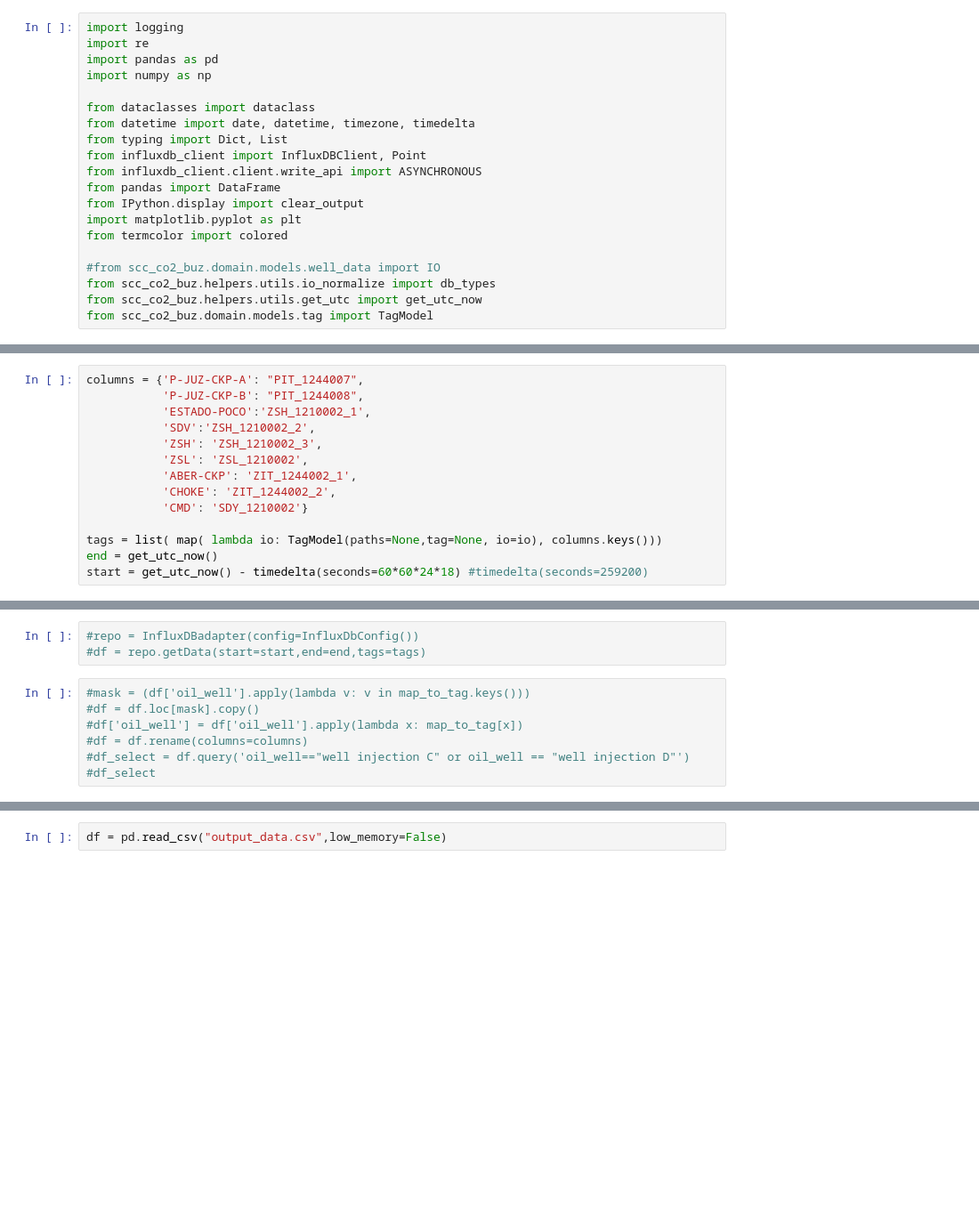
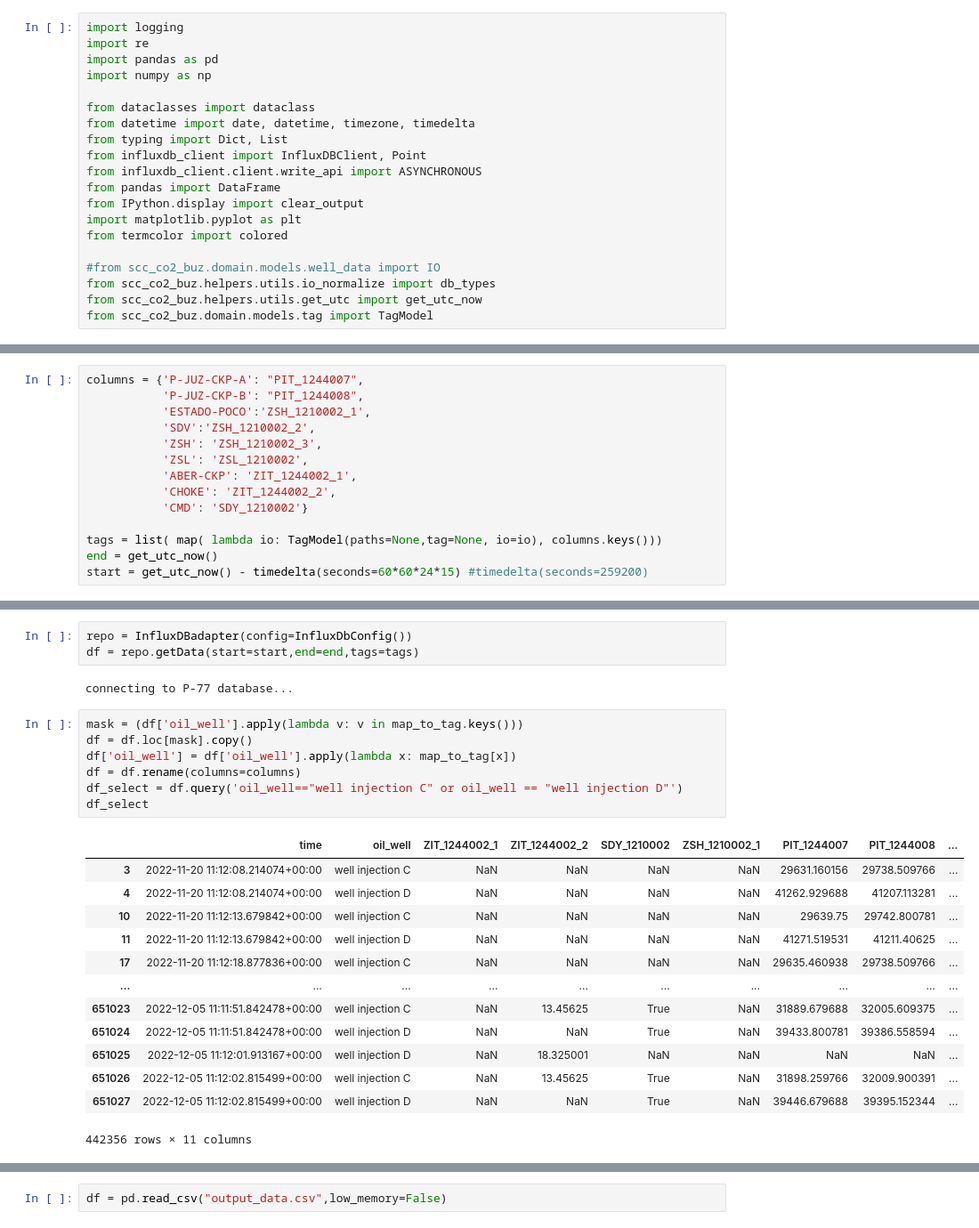
Before and after one commit to Nervado/pksll-tests, a Jupyter notebook: PKSLL Analyzes.ipynb, the cells around one changed output, grey strips where cells are left out. Shown at 89% size. Cells and saved outputs as stored; diff of their text form; blank space fills up the shorter version.

Commit message:
chore: last query

```diff
--- a/PKSLL Analyzes.ipynb
+++ b/PKSLL Analyzes.ipynb
@@ -354,4 +354,4 @@ columns = {'P-JUZ-CKP-A': "PIT_1244007",
 
 tags = list( map( lambda io: TagModel(paths=None,tag=None, io=io), columns.keys()))
 end = get_utc_now()
-start = get_utc_now() - timedelta(seconds=60*60*24*18) #timedelta(seconds=259200)
+start = get_utc_now() - timedelta(seconds=60*60*24*15) #timedelta(seconds=259200)
@@ -358,11 +360,27 @@ start = get_utc_now() - timedelta(seconds=60*60*24*18) #timedelta(seconds=259200
 # %%
-#repo = InfluxDBadapter(config=InfluxDbConfig())
-#df = repo.getData(start=start,end=end,tags=tags)
+repo = InfluxDBadapter(config=InfluxDbConfig())
+df = repo.getData(start=start,end=end,tags=tags)
+# %% [output]
+connecting to P-77 database...
 # %%
-#mask = (df['oil_well'].apply(lambda v: v in map_to_tag.keys()))
-#df = df.loc[mask].copy()
-#df['oil_well'] = df['oil_well'].apply(lambda x: map_to_tag[x])
-#df = df.rename(columns=columns)
-#df_select = df.query('oil_well=="well injection C" or oil_well == "well injection D"')
-#df_select
+mask = (df['oil_well'].apply(lambda v: v in map_to_tag.keys()))
+df = df.loc[mask].copy()
+df['oil_well'] = df['oil_well'].apply(lambda x: map_to_tag[x])
+df = df.rename(columns=columns)
+df_select = df.query('oil_well=="well injection C" or oil_well == "well injection D"')
+df_select
+# %% [output]
+|  | time | oil_well | ZIT_1244002_1 | ZIT_1244002_2 | SDY_1210002 | ZSH_1210002_1 | PIT_1244007 | PIT_1244008 | ... |
+| 3 | 2022-11-20 11:12:08.214074+00:00 | well injection C | NaN | NaN | NaN | NaN | 29631.160156 | 29738.509766 | ... |
+| 4 | 2022-11-20 11:12:08.214074+00:00 | well injection D | NaN | NaN | NaN | NaN | 41262.929688 | 41207.113281 | ... |
+| 10 | 2022-11-20 11:12:13.679842+00:00 | well injection C | NaN | NaN | NaN | NaN | 29639.75 | 29742.800781 | ... |
+| 11 | 2022-11-20 11:12:13.679842+00:00 | well injection D | NaN | NaN | NaN | NaN | 41271.519531 | 41211.40625 | ... |
+| 17 | 2022-11-20 11:12:18.877836+00:00 | well injection C | NaN | NaN | NaN | NaN | 29635.460938 | 29738.509766 | ... |
+| ... | ... | ... | ... | ... | ... | ... | ... | ... | ... |
+| 651023 | 2022-12-05 11:11:51.842478+00:00 | well injection C | NaN | 13.45625 | True | NaN | 31889.679688 | 32005.609375 | ... |
+| 651024 | 2022-12-05 11:11:51.842478+00:00 | well injection D | NaN | NaN | True | NaN | 39433.800781 | 39386.558594 | ... |
+| 651025 | 2022-12-05 11:12:01.913167+00:00 | well injection D | NaN | 18.325001 | NaN | NaN | NaN | NaN | ... |
+| 651026 | 2022-12-05 11:12:02.815499+00:00 | well injection C | NaN | 13.45625 | True | NaN | 31898.259766 | 32009.900391 | ... |
+| 651027 | 2022-12-05 11:12:02.815499+00:00 | well injection D | NaN | NaN | True | NaN | 39446.679688 | 39395.152344 | ... |
+442356 rows × 11 columns
 # %%
```
Also changed, not shown: parts of 7 cells of this notebook, 1 other file.
